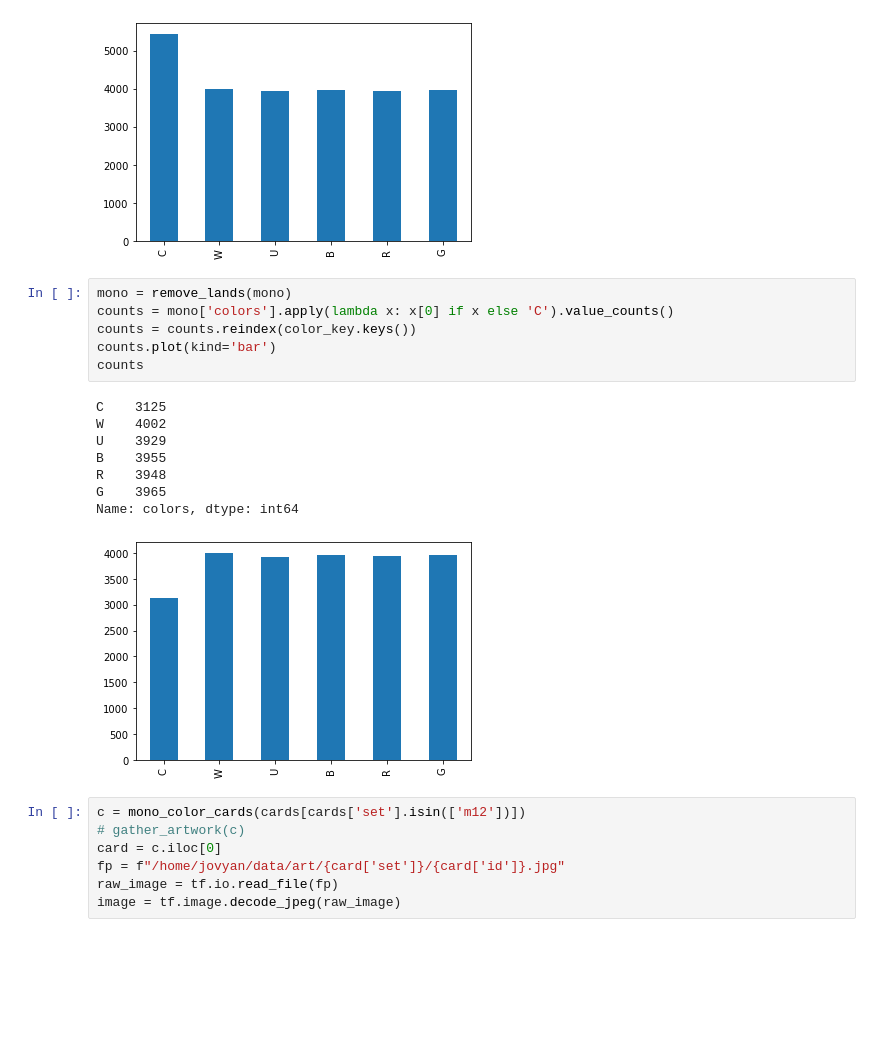
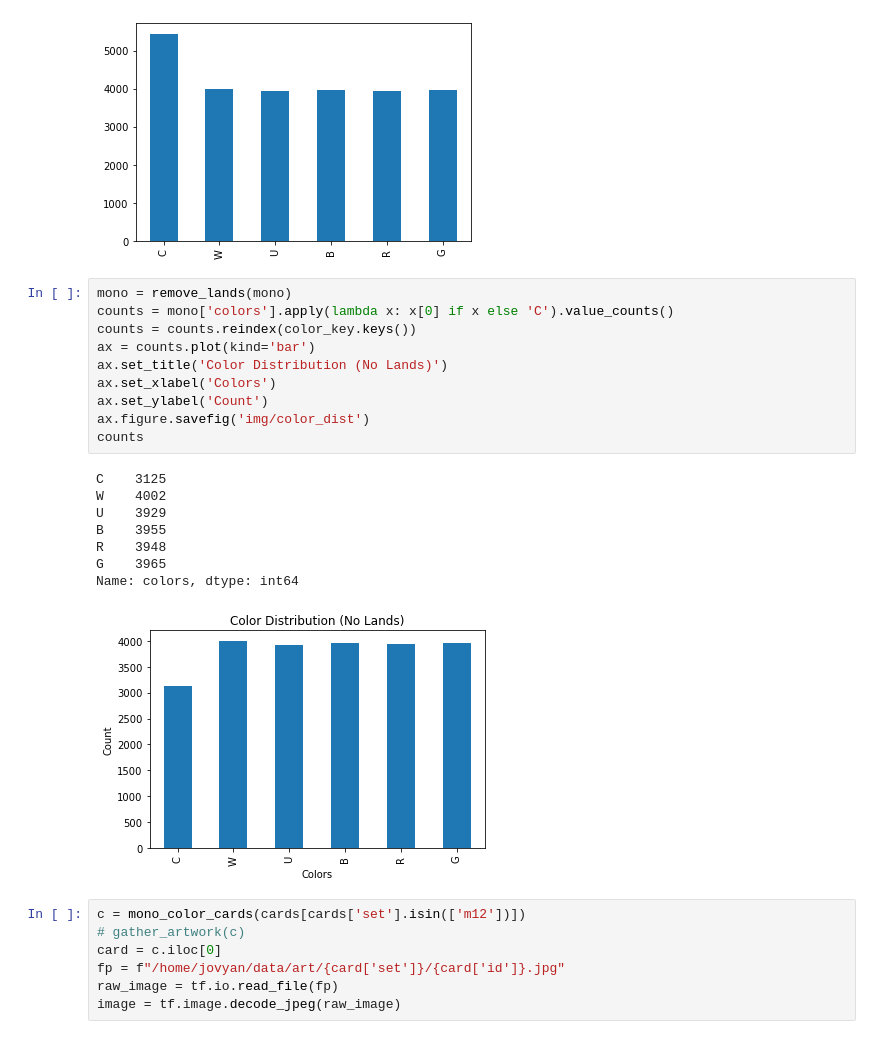
Before and after one commit to n-sweep/galvanize_capstone_3, a Jupyter notebook: pipline_construction.ipynb, the cells around one changed output. Drawn from its saved outputs; the diff is of its cells as text; blank space fills up the shorter version.

```diff
--- a/pipline_construction.ipynb
+++ b/pipline_construction.ipynb
@@ -161,18 +163,22 @@ Name: colors, dtype: int64
 # %%
 mono = remove_lands(mono)
 counts = mono['colors'].apply(lambda x: x[0] if x else 'C').value_counts()
 counts = counts.reindex(color_key.keys())
-counts.plot(kind='bar')
+ax = counts.plot(kind='bar')
+ax.set_title('Color Distribution (No Lands)')
+ax.set_xlabel('Colors')
+ax.set_ylabel('Count')
+ax.figure.savefig('img/color_dist')
 counts
 # %% [output]
 C    3125
 W    4002
 U    3929
 B    3955
 R    3948
 G    3965
 Name: colors, dtype: int64
-[figure, old version]
+[figure, new version]
 # %%
 c = mono_color_cards(cards[cards['set'].isin(['m12'])])
 # gather_artwork(c)
```
Also changed, not shown: parts of 5 cells of this notebook, 44 other files.
